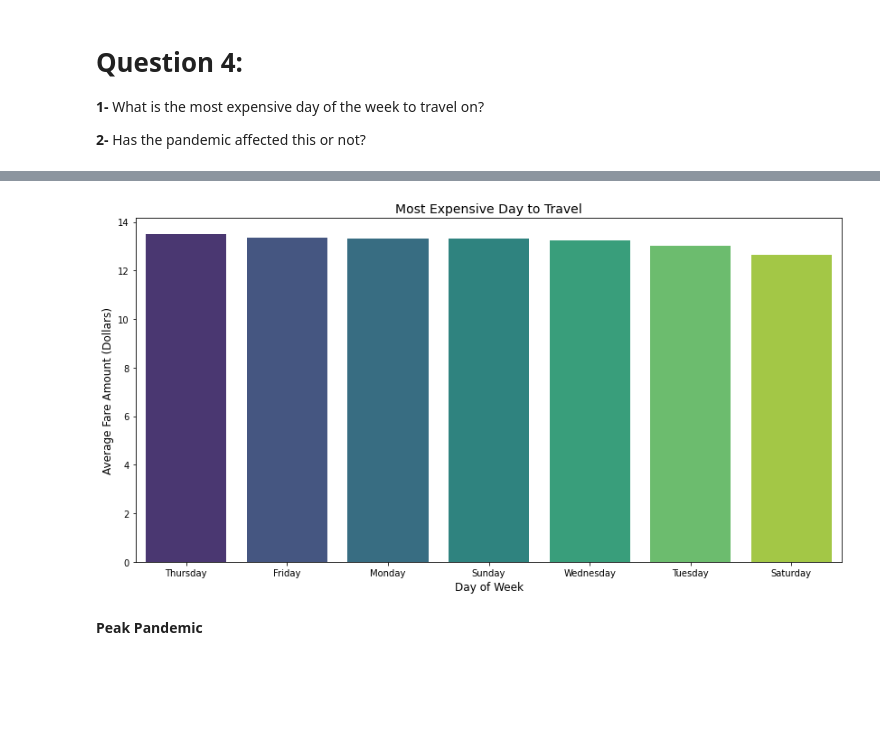
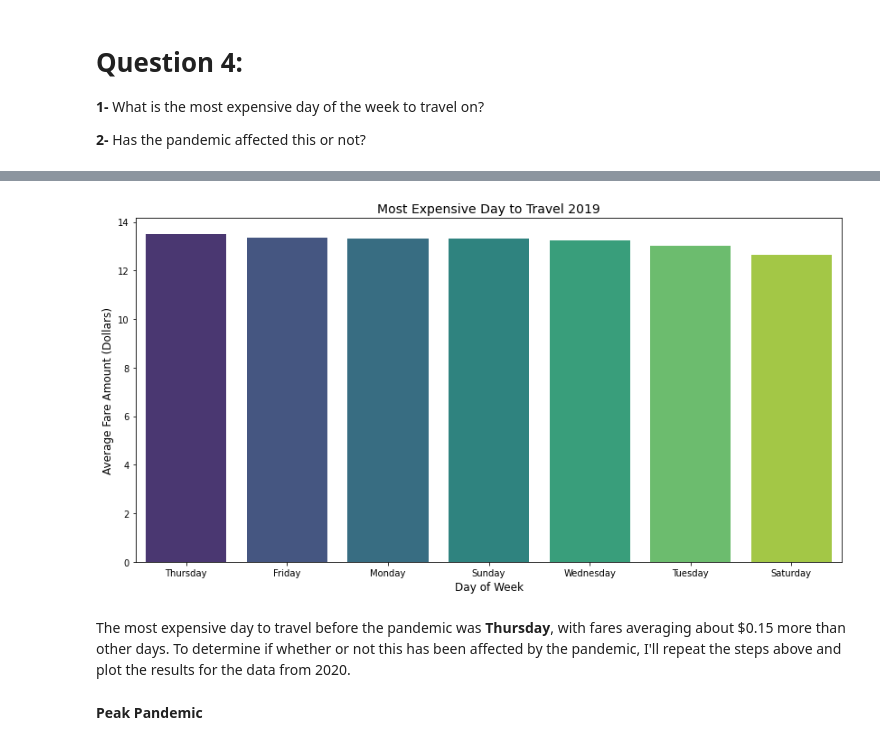
Before and after one commit to samtuleen/nyc-taxis-vs-covid, a Jupyter notebook: notebook1.ipynb, the cells around one changed output, grey strips where cells are left out. Saved outputs shown, nothing was run; the diff lists cells and outputs as text; code cells hidden in the pictures; blank space fills up the shorter version.

```diff
--- a/notebook1.ipynb
+++ b/notebook1.ipynb
@@ -268,12 +254,14 @@ day_fare.head(7)
 # %%
 plt.figure(figsize=(14,7))
 ax1 = sns.barplot(x=day_fare['DayOfWeek'], y=day_fare['Fare'], palette='viridis')
 plt.xlabel('Day of Week', fontsize=12)
 plt.ylabel('Average Fare Amount (Dollars)', fontsize=12)
-plt.title('Most Expensive Day to Travel', fontsize=14);
+plt.title('Most Expensive Day to Travel 2019', fontsize=14);
 plt.show()
 # %% [output]
-[figure, old version]
+[figure, new version]
+# %% [markdown]
+The most expensive day to travel before the pandemic was **Thursday**, with fares averaging about $0.15 more than other days. To determine if whether or not this has been affected by the pandemic, I'll repeat the steps above and plot the results for the data from 2020.
 # %% [markdown]
 **Peak Pandemic**
 # %%
```
Also changed, not shown: parts of 9 cells of this notebook.
